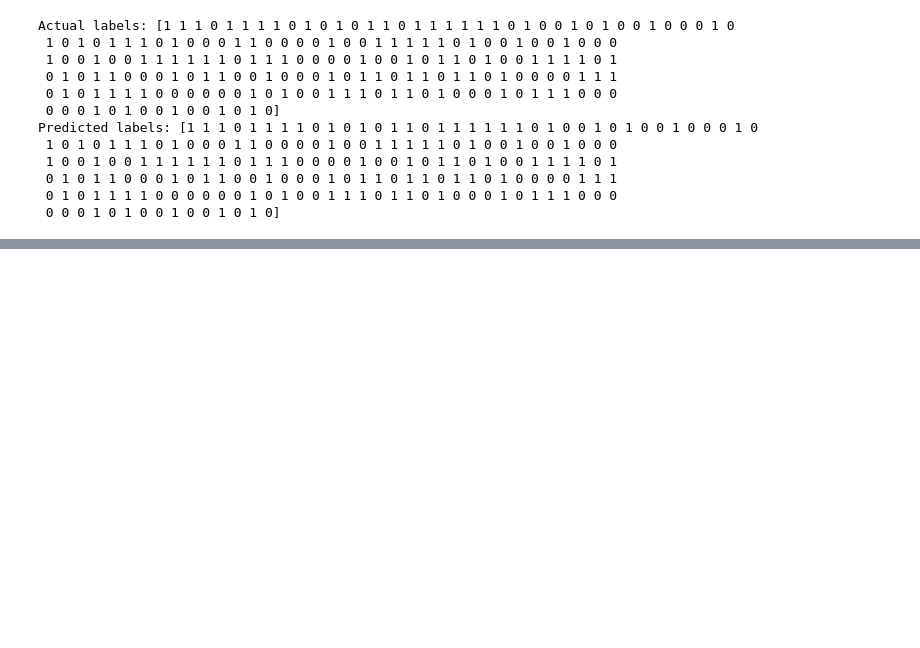
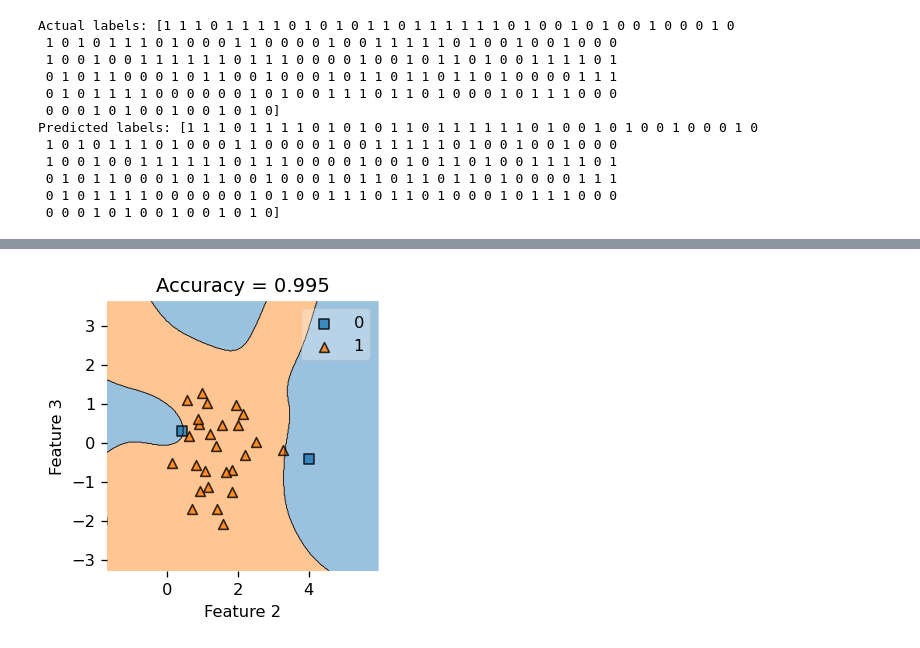
Before and after one commit to Xianzhiwang1/CS0451-page-site, a Jupyter notebook: posts/my-blog-post-03-kernel-logistic/index.ipynb, the cells around one changed output, grey strips where cells are left out. Saved outputs shown, nothing was run; the diff lists cells and outputs as text; code cells hidden in the pictures; blank space fills up the shorter version.

```diff
--- a/posts/my-blog-post-03-kernel-logistic/index.ipynb
+++ b/posts/my-blog-post-03-kernel-logistic/index.ipynb
@@ -284,0 +290,12 @@ ValueError: Filler values must be provided when X has more than 2 training featu
+# %%
+plt.rcParams["figure.figsize"] = (3,3)
+plot_decision_regions(X_class, y_class, clf = KLR4,
+                    feature_index=[2,3],
+                    filler_feature_values={0: value, 1: value},
+                    filler_feature_ranges={0: width, 1: width})
+yourpredict = KLR4.predict(X_class)
+title = plt.gca().set(title = f"Accuracy = {(yourpredict == y_class).mean()}",
+                xlabel = "Feature 2",
+                ylabel = "Feature 3")
+# %% [output]
+[figure, added]
```
Also changed, not shown: parts of 3 cells of this notebook, 1 other file.
